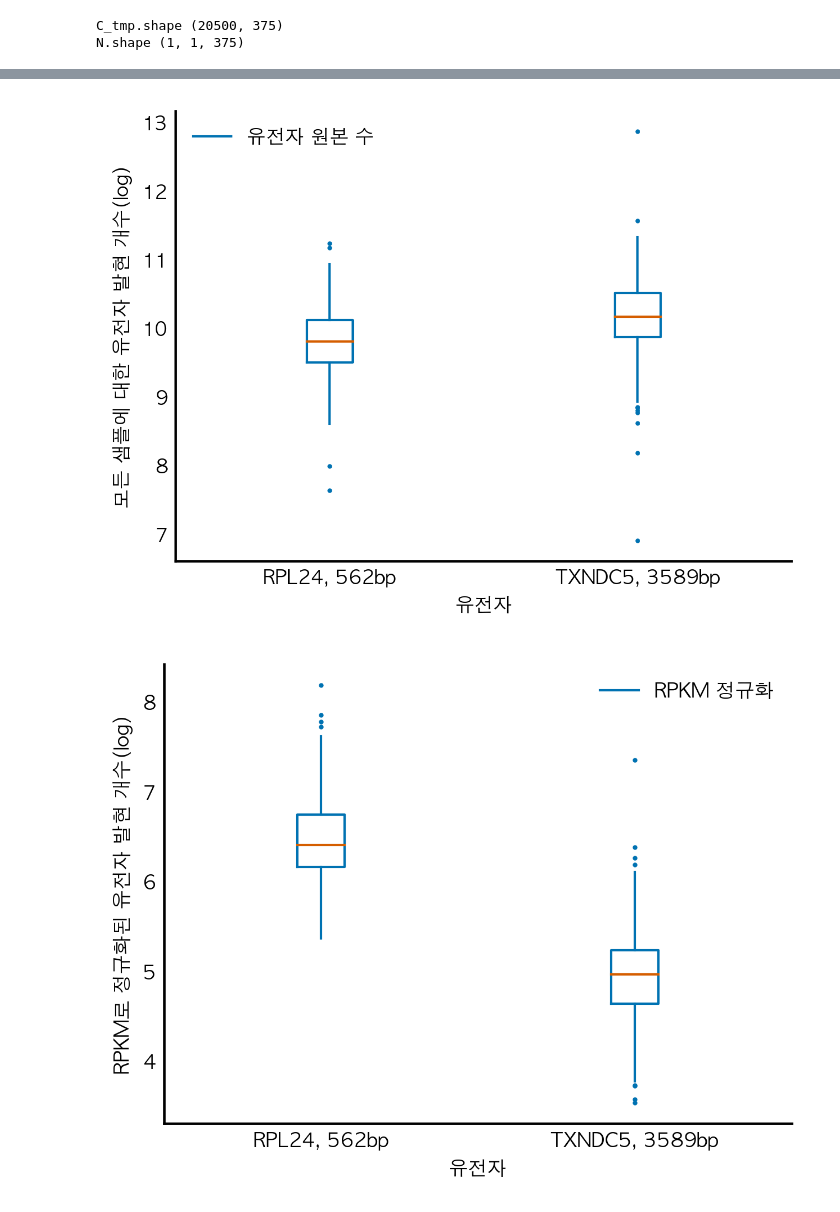
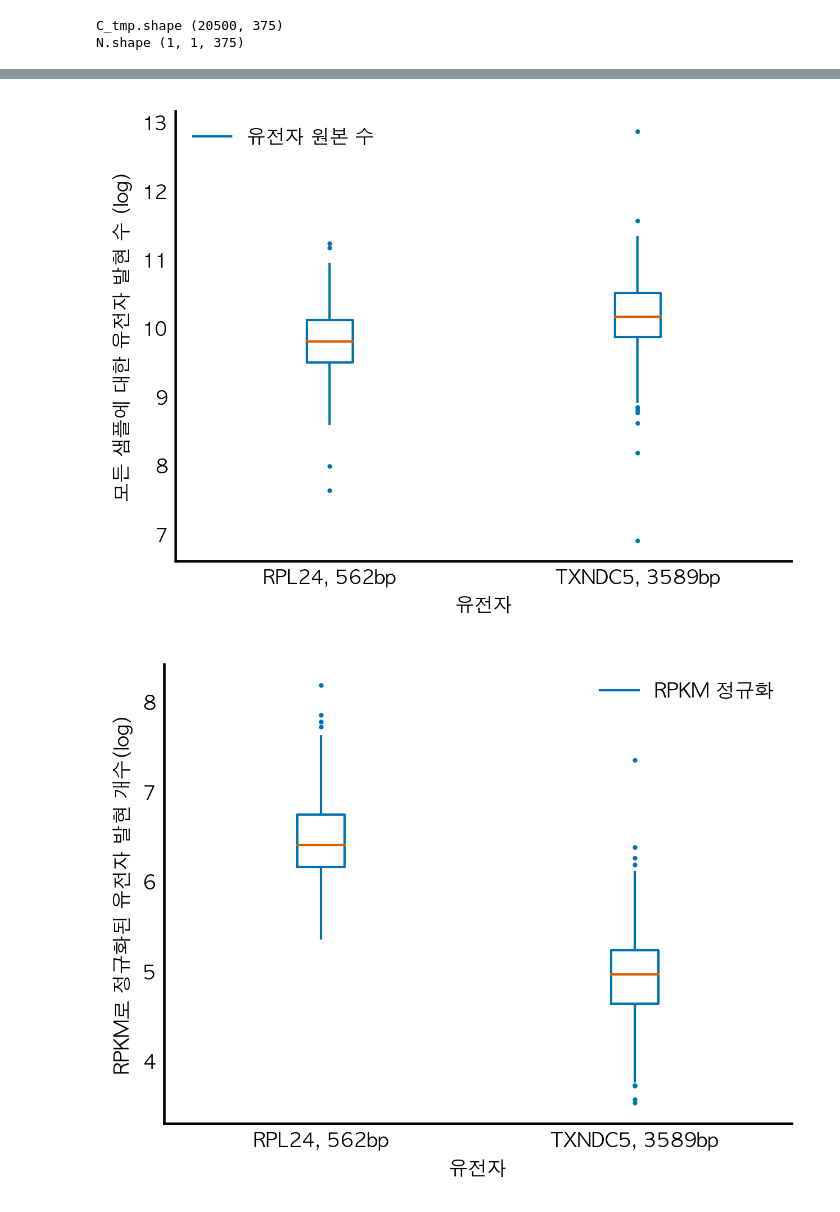
Before and after one commit to AstinCHOI/elegant-scipy, a Jupyter notebook: 1장. 우아한 넘파이.ipynb, the cells around one changed output, grey strips where cells are left out. Cells and saved outputs as stored; diff of their text form; code cells hidden in the pictures.

```diff
--- a/1장. 우아한 넘파이.ipynb
+++ b/1장. 우아한 넘파이.ipynb
@@ -325,7 +325,7 @@ import itertools as it
 from collections import defaultdict
 
 def class_boxplot(data, classes, colors=None, **kwargs):
-    """ 클래스(classes)에 따라 색깔 막대 그래프 생성한다.
+    """ 클래스에 따라 색깔 막대 그래프 생성한다.
 
     매개변수
     ----------
@@ -521,20 +521,20 @@ with plt.style.context('style/thinner.mplstyle'):
 # %%
 gene_idxs = np.array([80, 186])
 gene1, gene2 = gene_names[gene_idxs]
 len1, len2 = gene_lengths[gene_idxs]
 gene_labels = [f'{gene1}, {len1}bp', f'{gene2}, {len2}bp']
 
 log_counts = list(np.log(counts[gene_idxs] + 1))
 log_ncounts = list(np.log(counts_rpkm[gene_idxs] + 1))
 
 
 ax = class_boxplot(log_counts,
                    ['유전자 원본 수'] * 3,
                    labels=gene_labels)
 ax.set_xlabel('유전자')
-ax.set_ylabel('모든 샘플에 대한 유전자 발현 개수(log)');
+ax.set_ylabel('모든 샘플에 대한 유전자 발현 수 (log)');
 # %% [output]
-[figure, old version]
+[figure, new version]
 # %%
 ax = class_boxplot(log_ncounts,
                    ['RPKM 정규화'] * 3,
```
Also changed, not shown: parts of 9 cells of this notebook, 1 other file.
